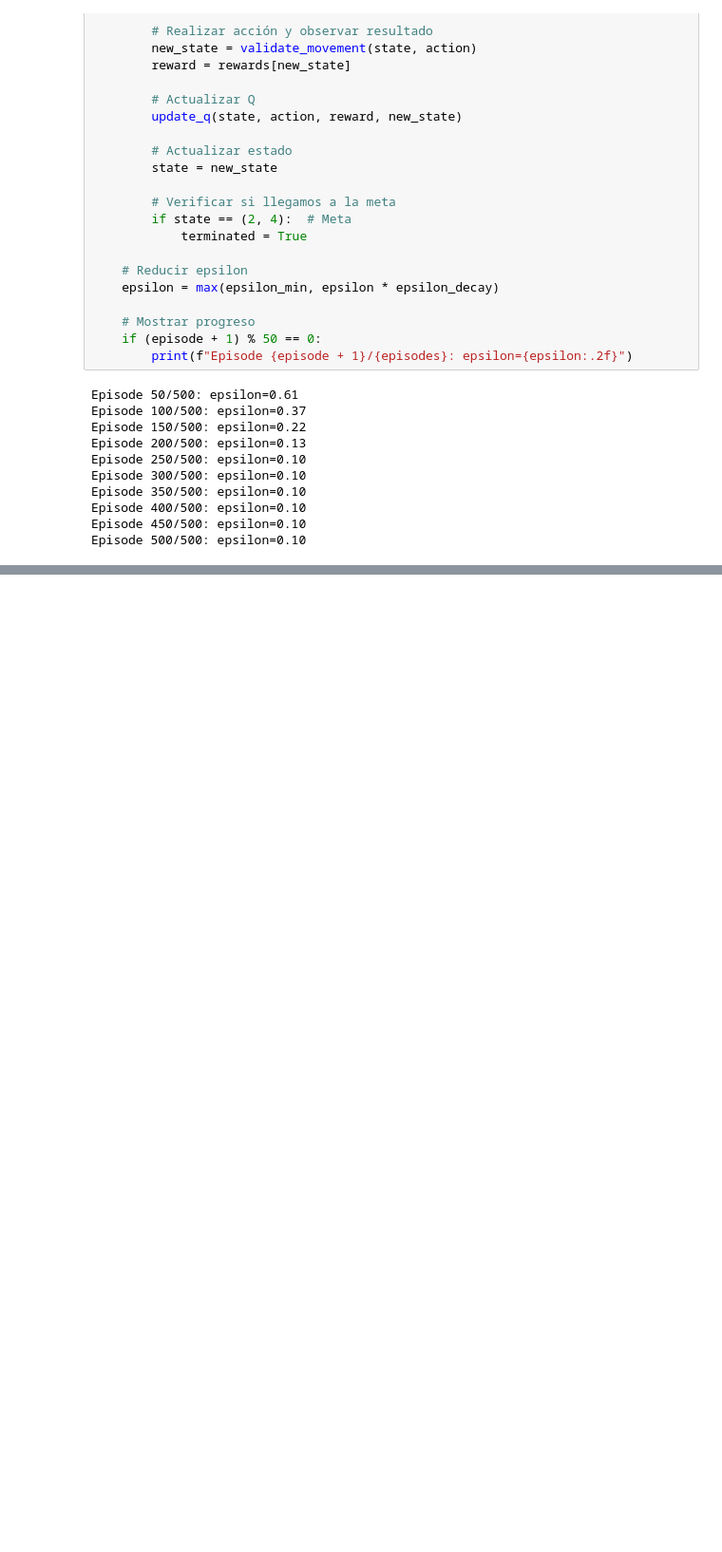
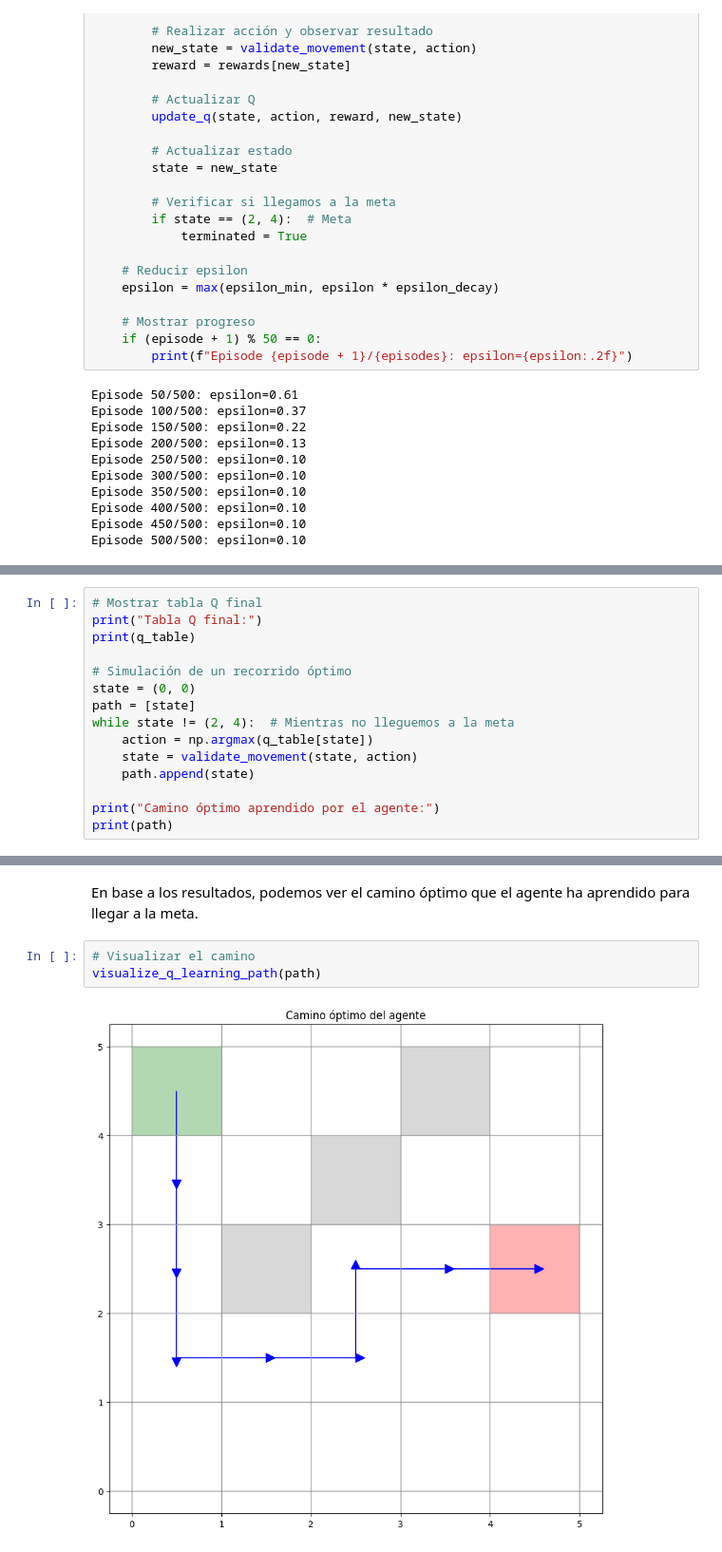
Before and after one commit to ManuelEspejo/Fundamentos-Machine-Learning, a Jupyter notebook: notebooks/03_Aprendizaje-Por-Refuerzo.ipynb, the cells around one changed output, grey strips where cells are left out. Shown at 95% size. Saved outputs shown, nothing was run; the diff lists cells and outputs as text; blank space fills up the shorter version.

Commit message:
Refactor and expand Q-Learning notebook

```diff
--- a/notebooks/03_Aprendizaje-Por-Refuerzo.ipynb
+++ b/notebooks/03_Aprendizaje-Por-Refuerzo.ipynb
@@ -429,0 +463,15 @@ Episode 500/500: epsilon=0.10
+# %%
+# Mostrar tabla Q final
+print("Tabla Q final:")
+print(q_table)
+
+# Simulación de un recorrido óptimo
+state = (0, 0)
+path = [state]
+while state != (2, 4):  # Mientras no lleguemos a la meta
+    action = np.argmax(q_table[state])
+    state = validate_movement(state, action)
+    path.append(state)
+
+print("Camino óptimo aprendido por el agente:")
+print(path)
@@ -429,0 +496,7 @@ Episode 500/500: epsilon=0.10
+# %% [markdown]
+En base a los resultados, podemos ver el camino óptimo que el agente ha aprendido para llegar a la meta.
+# %%
+# Visualizar el camino
+visualize_q_learning_path(path)
+# %% [output]
+[figure, added]
```
Also changed, not shown: parts of 11 cells of this notebook.
